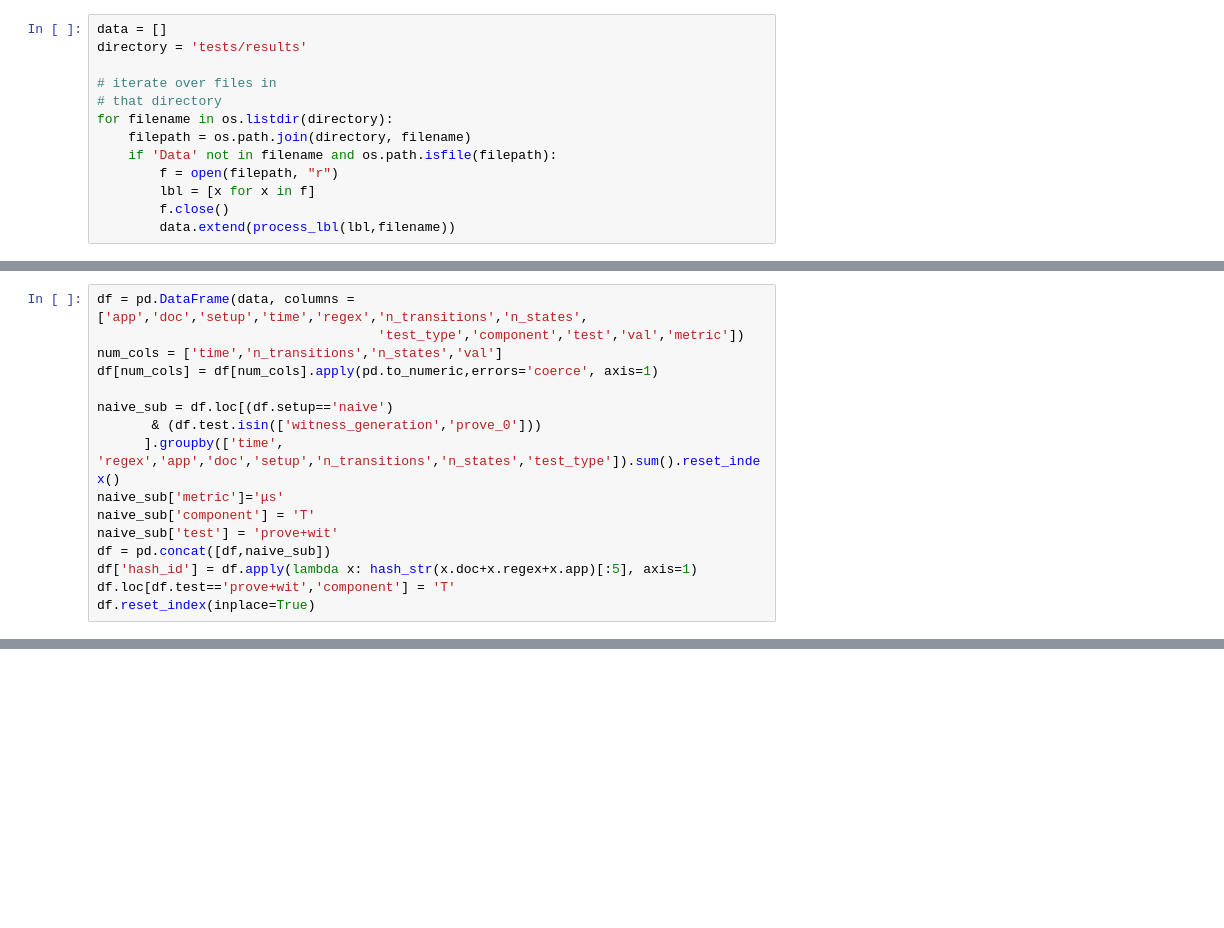
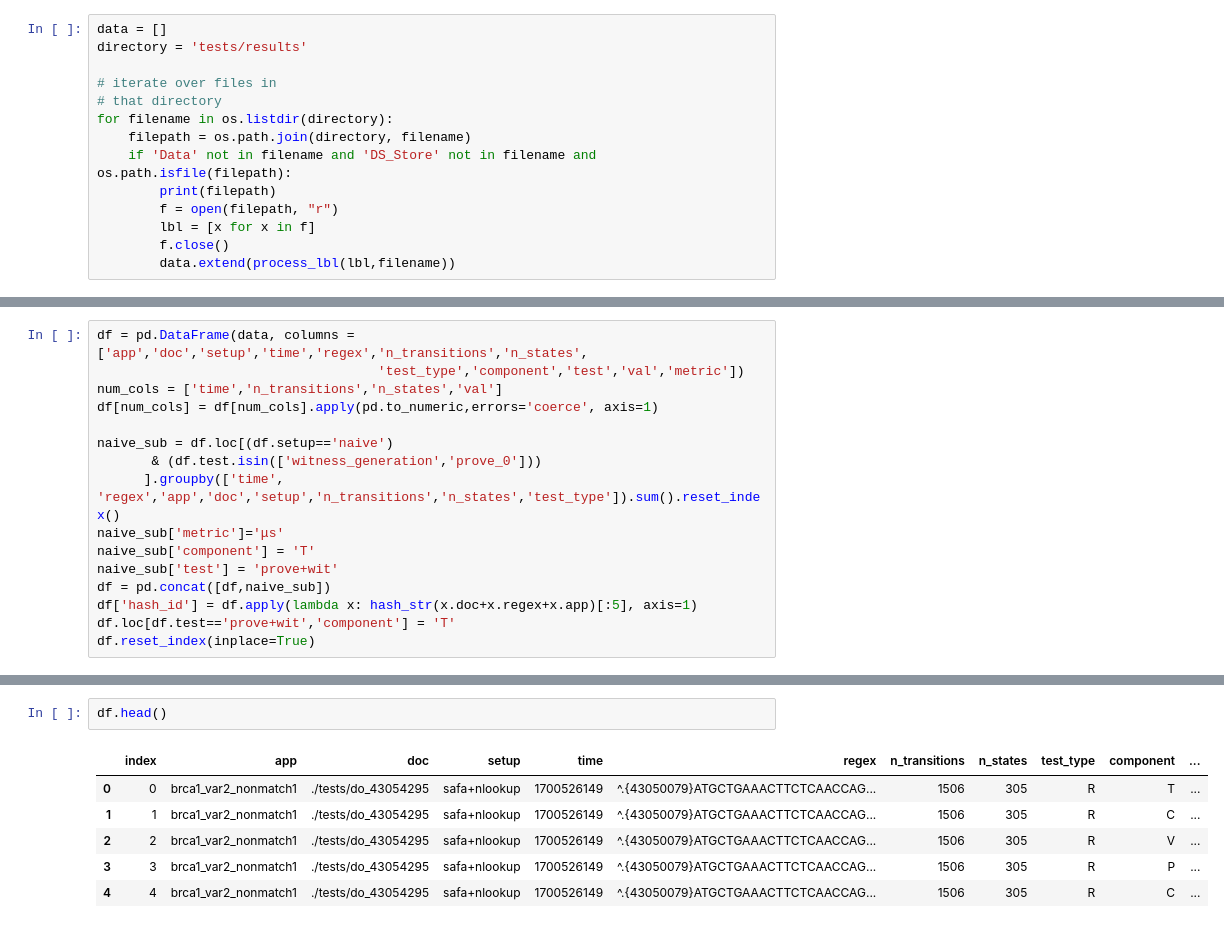
Before and after one commit to eniac/Reef, a Jupyter notebook: Data cleaning.ipynb, the cells around one changed output, grey strips where cells are left out. Drawn from its saved outputs; the diff is of its cells as text; blank space fills up the shorter version.

```diff
--- a/Data cleaning.ipynb
+++ b/Data cleaning.ipynb
@@ -46,7 +47,8 @@ directory = 'tests/results'
 # that directory
 for filename in os.listdir(directory):
     filepath = os.path.join(directory, filename)
-    if 'Data' not in filename and os.path.isfile(filepath):
+    if 'Data' not in filename and 'DS_Store' not in filename and os.path.isfile(filepath):
+        print(filepath)
         f = open(filepath, "r")
         lbl = [x for x in f]
         f.close()
@@ -150,6 +165,15 @@ def create_big_timings_row(setup, hash_id, df):
                 "size": "{:,.3f}".format,
         }
     )
+# %%
+df.head()
+# %% [output]
+|  | index | app | doc | setup | time | regex | n_transitions | n_states | test_type | component | ... |
+| 0 | 0 | brca1_var2_nonmatch1 | ./tests/do_43054295 | safa+nlookup | 1700526149 | ^.{43050079}ATGCTGAAACTTCTCAACCAG... | 1506 | 305 | R | T | ... |
+| 1 | 1 | brca1_var2_nonmatch1 | ./tests/do_43054295 | safa+nlookup | 1700526149 | ^.{43050079}ATGCTGAAACTTCTCAACCAG... | 1506 | 305 | R | C | ... |
+| 2 | 2 | brca1_var2_nonmatch1 | ./tests/do_43054295 | safa+nlookup | 1700526149 | ^.{43050079}ATGCTGAAACTTCTCAACCAG... | 1506 | 305 | R | V | ... |
+| 3 | 3 | brca1_var2_nonmatch1 | ./tests/do_43054295 | safa+nlookup | 1700526149 | ^.{43050079}ATGCTGAAACTTCTCAACCAG... | 1506 | 305 | R | P | ... |
+| 4 | 4 | brca1_var2_nonmatch1 | ./tests/do_43054295 | safa+nlookup | 1700526149 | ^.{43050079}ATGCTGAAACTTCTCAACCAG... | 1506 | 305 | R | C | ... |
 # %%
 fig5_dict = {}
 timings_dict = {}
```
Also changed, not shown: parts of 20 cells of this notebook, 2 other files.
